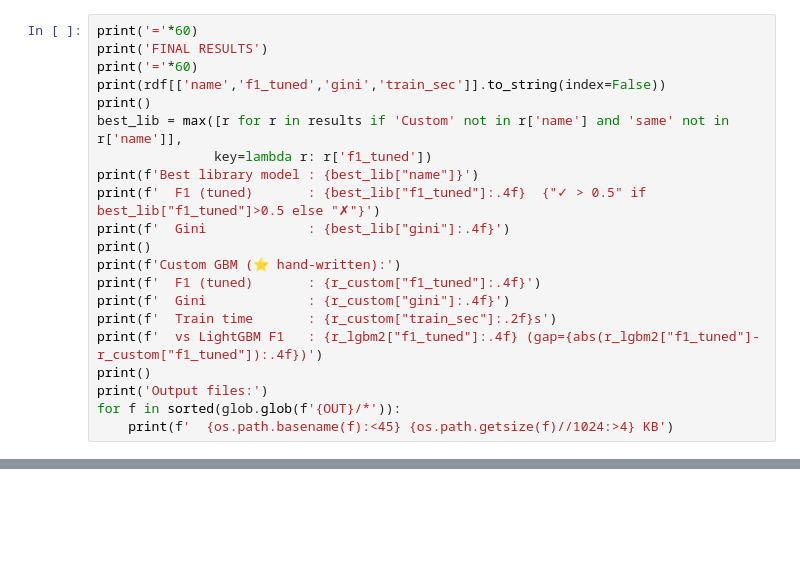
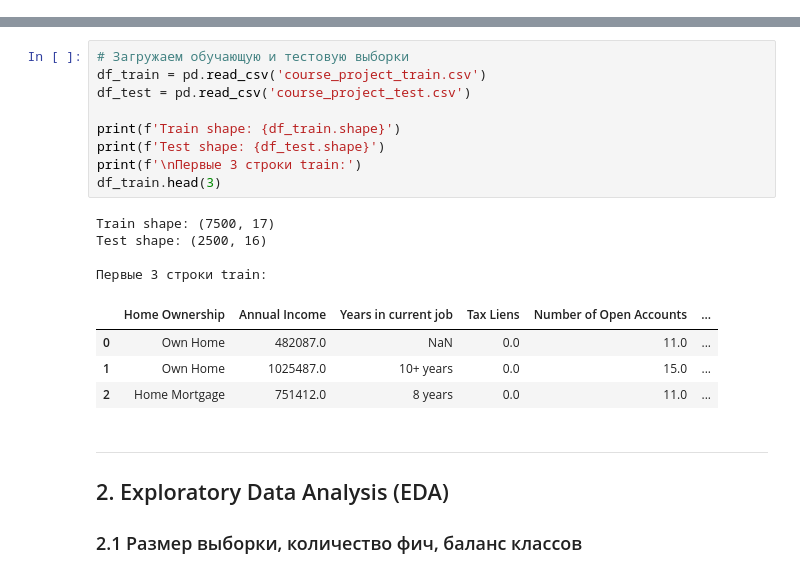
Before and after one commit to Vaska-kruchkonos/AI-in-Finance, a Jupyter notebook: HW_DT_GB_final.ipynb, the cells around one changed output, grey strips where cells are left out. Drawn from its saved outputs; the diff is of its cells as text; blank space fills up the shorter version.

```diff
--- a/HW_DT_GB_final.ipynb
+++ b/HW_DT_GB_final.ipynb
@@ -668,21 +0,0 @@ sub.head(10)
-# %%
-print('='*60)
-print('FINAL RESULTS')
-print('='*60)
-print(rdf[['name','f1_tuned','gini','train_sec']].to_string(index=False))
-print()
-best_lib = max([r for r in results if 'Custom' not in r['name'] and 'same' not in r['name']],
-               key=lambda r: r['f1_tuned'])
-print(f'Best library model : {best_lib["name"]}')
-print(f'  F1 (tuned)       : {best_lib["f1_tuned"]:.4f}  {"✓ > 0.5" if best_lib["f1_tuned"]>0.5 else "✗"}')
-print(f'  Gini             : {best_lib["gini"]:.4f}')
-print()
-print(f'Custom GBM (⭐ hand-written):')
-print(f'  F1 (tuned)       : {r_custom["f1_tuned"]:.4f}')
-print(f'  Gini             : {r_custom["gini"]:.4f}')
-print(f'  Train time       : {r_custom["train_sec"]:.2f}s')
-print(f'  vs LightGBM F1   : {r_lgbm2["f1_tuned"]:.4f} (gap={abs(r_lgbm2["f1_tuned"]-r_custom["f1_tuned"]):.4f})')
-print()
-print('Output files:')
-for f in sorted(glob.glob(f'{OUT}/*')):
-    print(f'  {os.path.basename(f):<45} {os.path.getsize(f)//1024:>4} KB')
@@ -688,0 +44,23 @@ for f in sorted(glob.glob(f'{OUT}/*')):
+# %%
+# Загружаем обучающую и тестовую выборки
+df_train = pd.read_csv('course_project_train.csv')
+df_test = pd.read_csv('course_project_test.csv')
+
+print(f'Train shape: {df_train.shape}')
+print(f'Test shape: {df_test.shape}')
+print(f'\nПервые 3 строки train:')
+df_train.head(3)
+# %% [output]
+Train shape: (7500, 17)
+Test shape: (2500, 16)
+
+Первые 3 строки train:
+|  | Home Ownership | Annual Income | Years in current job | Tax Liens | Number of Open Accounts | ... |
+| 0 | Own Home | 482087.0 | NaN | 0.0 | 11.0 | ... |
+| 1 | Own Home | 1025487.0 | 10+ years | 0.0 | 15.0 | ... |
+| 2 | Home Mortgage | 751412.0 | 8 years | 0.0 | 11.0 | ... |
+# %% [markdown]
+---
+## 2. Exploratory Data Analysis (EDA)
+
+### 2.1 Размер выборки, количество фич, баланс классов
```
Also changed, not shown: parts of 78 cells of this notebook.
